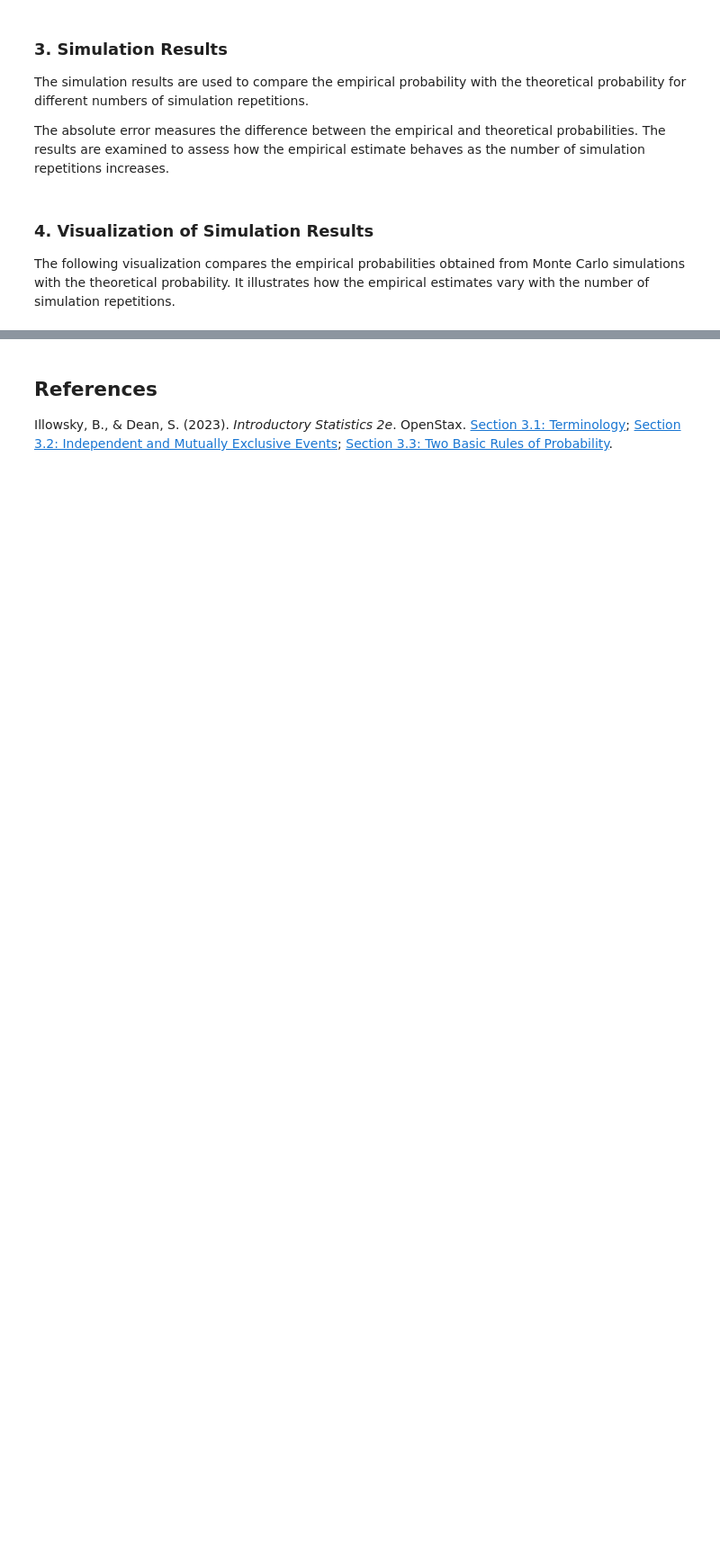
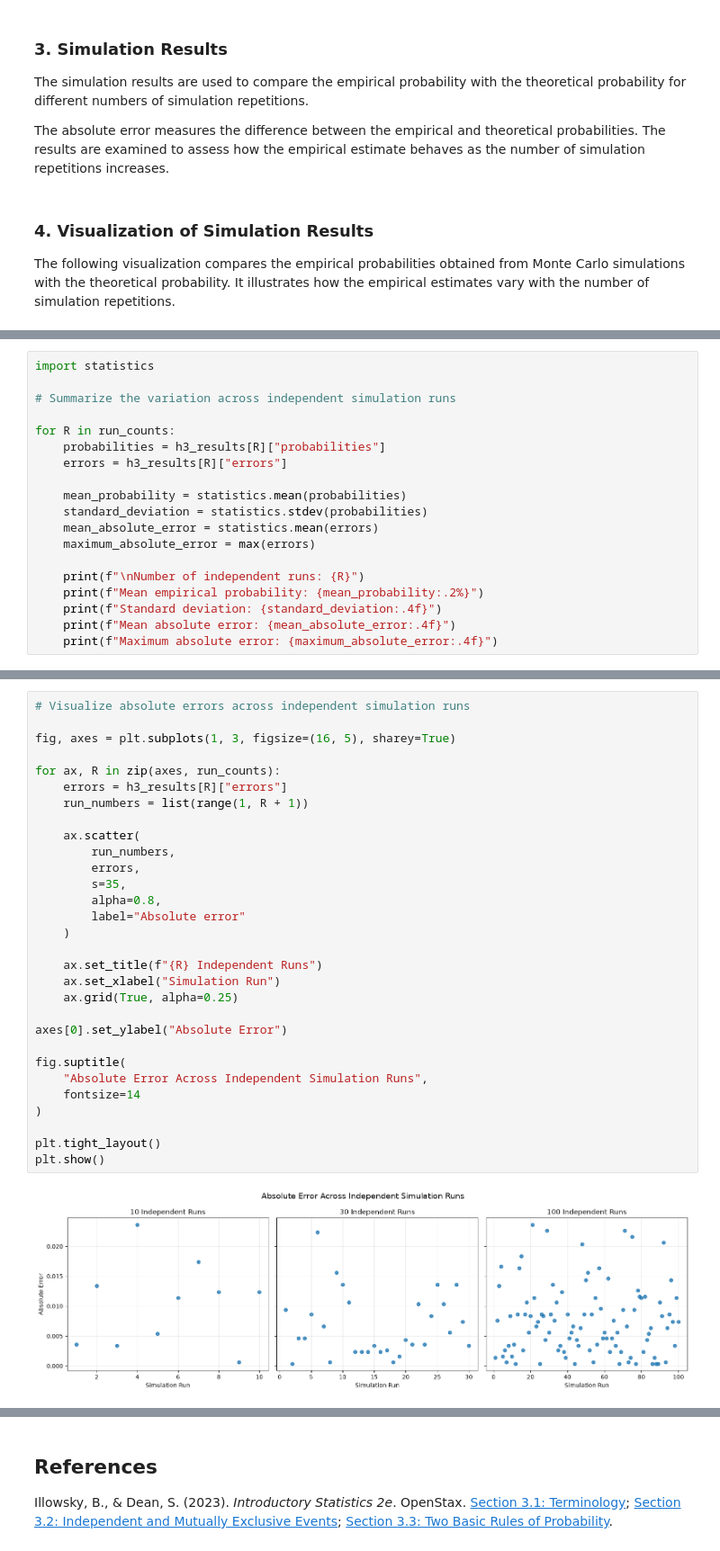
Before and after one commit to tsvvladimirova/rare-events-probability-study, a Jupyter notebook: rare_events_analysis.ipynb, the cells around one changed output, grey strips where cells are left out. Shown at 90% size. Cells and saved outputs as stored; diff of their text form; blank space fills up the shorter version.

```diff
--- a/rare_events_analysis.ipynb
+++ b/rare_events_analysis.ipynb
@@ -927,0 +942,19 @@ plt.show()
+# %%
+import statistics
+
+# Summarize the variation across independent simulation runs
+
+for R in run_counts:
+    probabilities = h3_results[R]["probabilities"]
+    errors = h3_results[R]["errors"]
+
+    mean_probability = statistics.mean(probabilities)
+    standard_deviation = statistics.stdev(probabilities)
+    mean_absolute_error = statistics.mean(errors)
+    maximum_absolute_error = max(errors)
+
+    print(f"\nNumber of independent runs: {R}")
+    print(f"Mean empirical probability: {mean_probability:.2%}")
+    print(f"Standard deviation: {standard_deviation:.4f}")
+    print(f"Mean absolute error: {mean_absolute_error:.4f}")
+    print(f"Maximum absolute error: {maximum_absolute_error:.4f}")
@@ -928 +985,33 @@ plt.show()
+# %%
+# Visualize absolute errors across independent simulation runs
+
+fig, axes = plt.subplots(1, 3, figsize=(16, 5), sharey=True)
+
+for ax, R in zip(axes, run_counts):
+    errors = h3_results[R]["errors"]
+    run_numbers = list(range(1, R + 1))
+
+    ax.scatter(
+        run_numbers,
+        errors,
+        s=35,
+        alpha=0.8,
+        label="Absolute error"
+    )
+
+    ax.set_title(f"{R} Independent Runs")
+    ax.set_xlabel("Simulation Run")
+    ax.grid(True, alpha=0.25)
+
+axes[0].set_ylabel("Absolute Error")
+
+fig.suptitle(
+    "Absolute Error Across Independent Simulation Runs",
+    fontsize=14
+)
+
+plt.tight_layout()
+plt.show()
+# %% [output]
+[figure, added]
 # %% [markdown]
```
Also changed, not shown: parts of 25 cells of this notebook.
